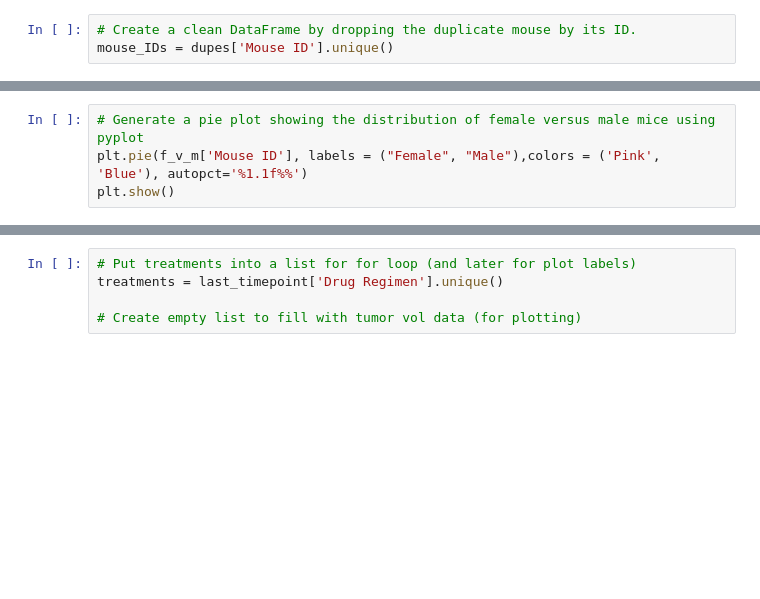
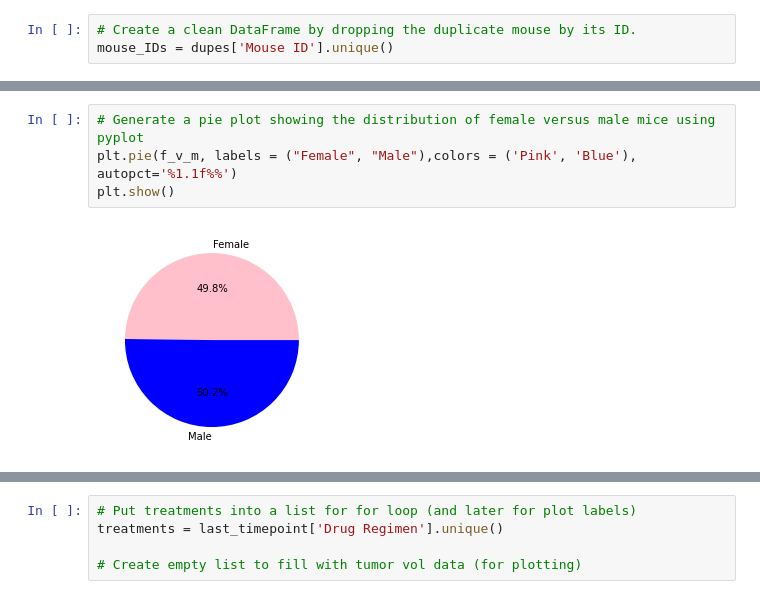
Before and after one commit to emedina2/Matplotlib_Homework, a Jupyter notebook: 02-Homework/05-Matplotlib/Instructions/Pymaceuticals/Pymaceuticals.ipynb, the cells around one changed output, grey strips where cells are left out. Drawn from its saved outputs; the diff is of its cells as text; blank space fills up the shorter version.

```diff
--- a/02-Homework/05-Matplotlib/Instructions/Pymaceuticals/Pymaceuticals.ipynb
+++ b/02-Homework/05-Matplotlib/Instructions/Pymaceuticals/Pymaceuticals.ipynb
@@ -79,7 +143,9 @@ plt.show()
 # %%
 # Generate a pie plot showing the distribution of female versus male mice using pyplot
-plt.pie(f_v_m['Mouse ID'], labels = ("Female", "Male"),colors = ('Pink', 'Blue'), autopct='%1.1f%%')
+plt.pie(f_v_m, labels = ("Female", "Male"),colors = ('Pink', 'Blue'), autopct='%1.1f%%')
 plt.show()
+# %% [output]
+[figure, added]
 # %%
 # Calculate the final tumor volume of each mouse across four of the treatment regimens:
 # Capomulin, Ramicane, Infubinol, and Ceftamin
```
Also changed, not shown: parts of 17 cells of this notebook.
